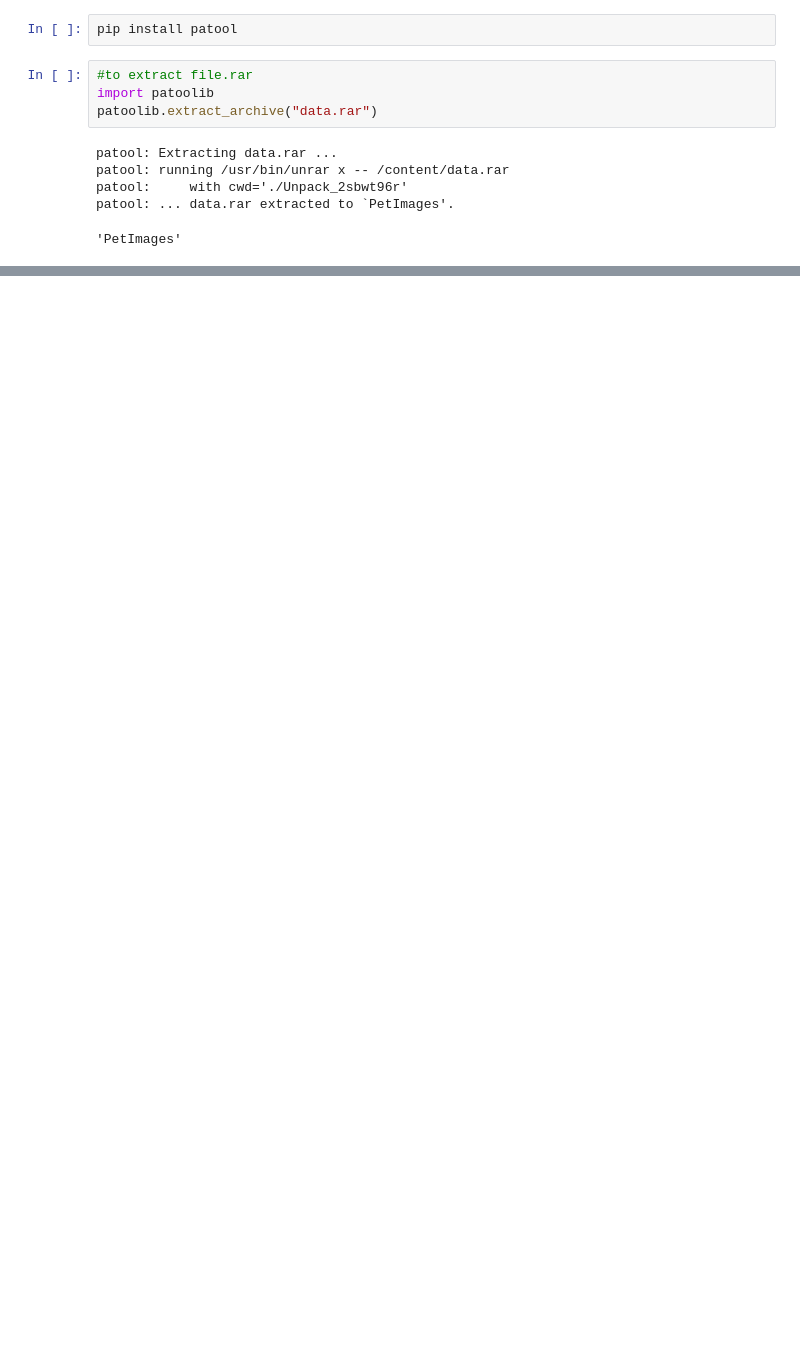
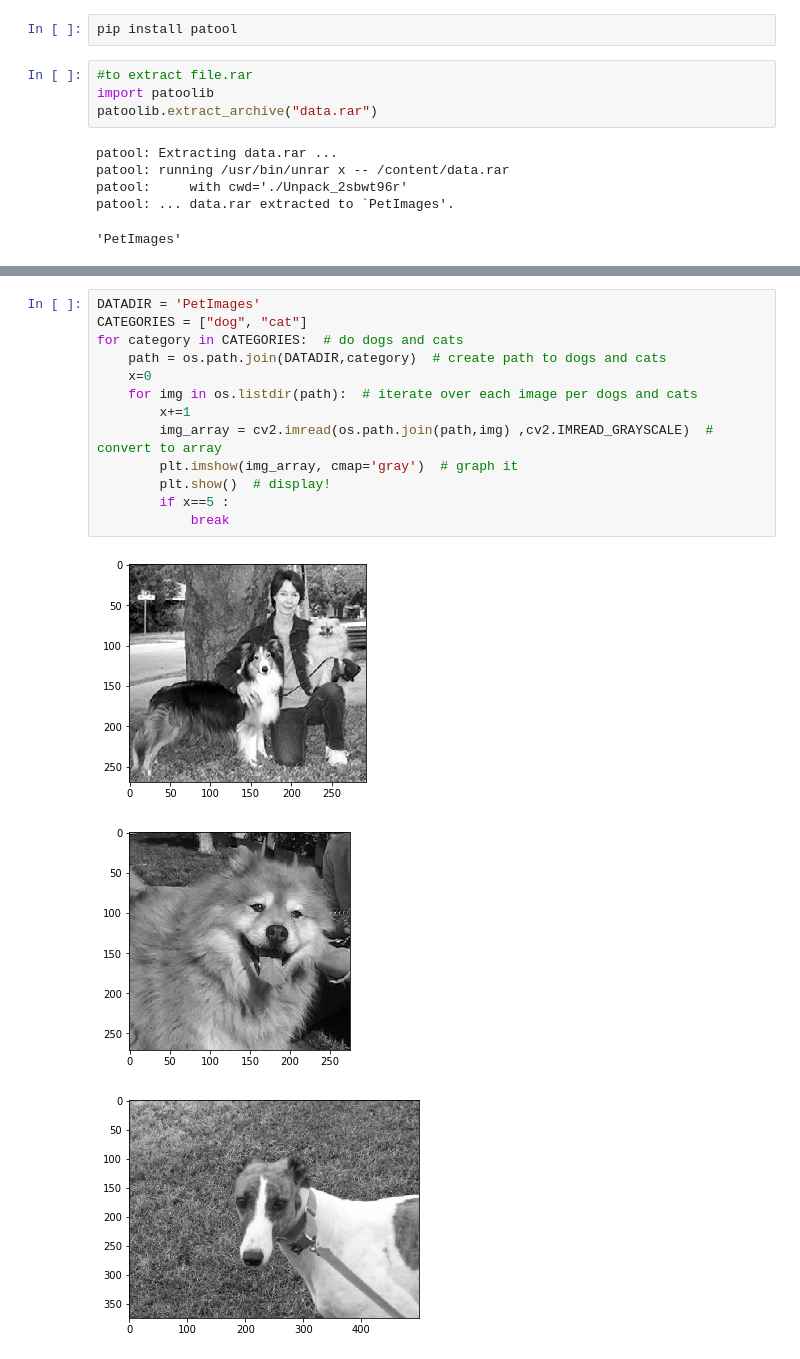
Before and after one commit to ahmed-hassan97/classification-using-keras, a Jupyter notebook: ai_project.ipynb, the cells around one changed output, grey strips where cells are left out. Saved outputs shown, nothing was run; the diff lists cells and outputs as text; blank space fills up the shorter version.

```diff
--- a/ai_project.ipynb
+++ b/ai_project.ipynb
@@ -14,0 +26,17 @@ patool: ... data.rar extracted to `PetImages'.
+# %%
+DATADIR = 'PetImages'
+CATEGORIES = ["dog", "cat"]
+for category in CATEGORIES:  # do dogs and cats
+    path = os.path.join(DATADIR,category)  # create path to dogs and cats
+    x=0
+    for img in os.listdir(path):  # iterate over each image per dogs and cats
+        x+=1
+        img_array = cv2.imread(os.path.join(path,img) ,cv2.IMREAD_GRAYSCALE)  # convert to array
+        plt.imshow(img_array, cmap='gray')  # graph it
+        plt.show()  # display!
+        if x==5 :
+            break
+# %% [output]
+[figure, added]
+[figure, added]
+[figure, added]
```
Also changed, not shown: parts of 3 cells of this notebook.
